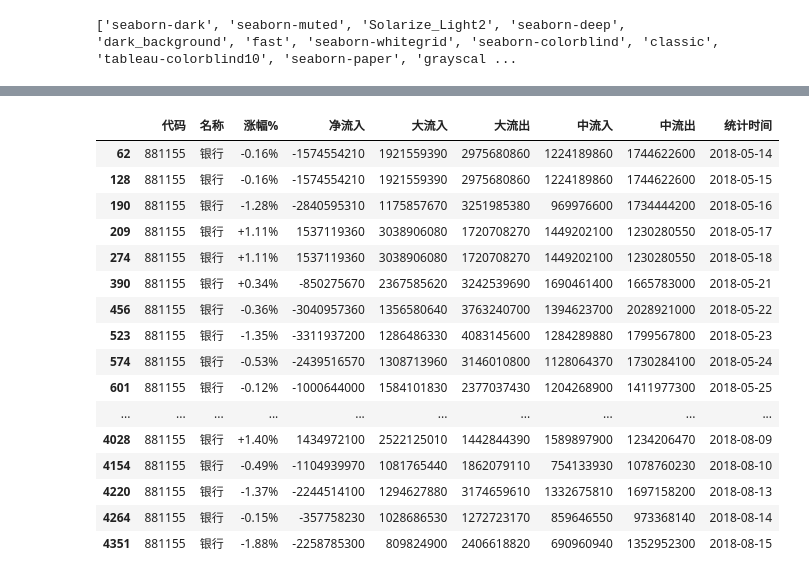
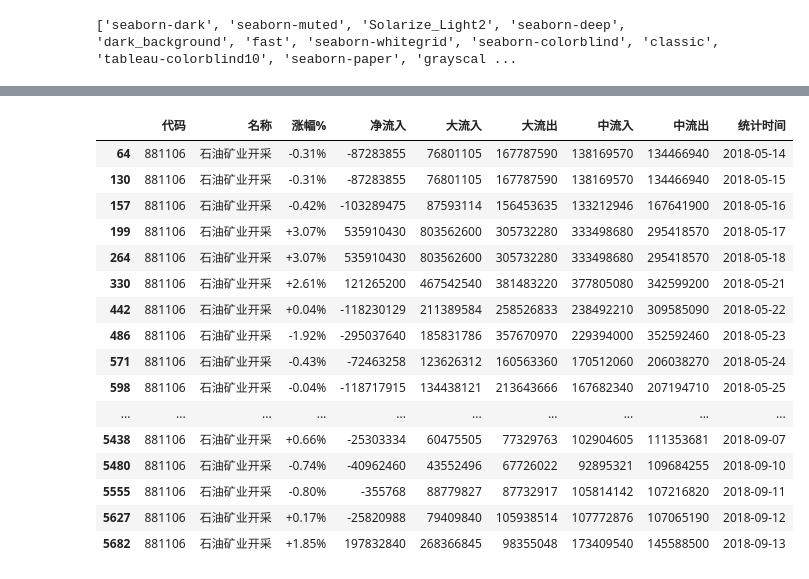
Before and after one commit to sunmd/DataAnlysisDemo, a Jupyter notebook: StockAnlysis.ipynb, the cells around one changed output, grey strips where cells are left out. Cells and saved outputs as stored; diff of their text form; code cells hidden in the pictures.

```diff
--- a/StockAnlysis.ipynb
+++ b/StockAnlysis.ipynb
@@ -212,10 +212,10 @@ def ycz():
 # %%
 file_date = '2018-09'
 
-to_day = '2018-09-12'
+to_day = '2018-09-13'
 
-df = save_one_day( file_date, columns_name, 12)
+df = save_one_day( file_date, columns_name, 13)
 
-df[df['统计时间']=='2018-09-12'].head()
+df[df['统计时间']=='2018-09-13'].head()
 # %% [output]
 |  | 代码 | 名称 | 涨幅% | 净流入 | 大流入 | 大流出 | 中流入 | 中流出 | 统计时间 |
@@ -347,24 +350,24 @@ if not outliers_list_jlr[outliers_list_jlr['统计时间'] == to_day].empty:
 # %%
 #单个板块进行查看
-df[df['名称'] == '银行'].style.use(mystl.export()).format({'涨幅%':'{:+.2%}'})
+df[df['名称'] == '石油矿业开采'].style.use(mystl.export()).format({'涨幅%':'{:+.2%}'})
 # %% [output]
 |  | 代码 | 名称 | 涨幅% | 净流入 | 大流入 | 大流出 | 中流入 | 中流出 | 统计时间 |
-| 62 | 881155 | 银行 | -0.16% | -1574554210 | 1921559390 | 2975680860 | 1224189860 | 1744622600 | 2018-05-14 |
-| 128 | 881155 | 银行 | -0.16% | -1574554210 | 1921559390 | 2975680860 | 1224189860 | 1744622600 | 2018-05-15 |
-| 190 | 881155 | 银行 | -1.28% | -2840595310 | 1175857670 | 3251985380 | 969976600 | 1734444200 | 2018-05-16 |
-| 209 | 881155 | 银行 | +1.11% | 1537119360 | 3038906080 | 1720708270 | 1449202100 | 1230280550 | 2018-05-17 |
-| 274 | 881155 | 银行 | +1.11% | 1537119360 | 3038906080 | 1720708270 | 1449202100 | 1230280550 | 2018-05-18 |
-| 390 | 881155 | 银行 | +0.34% | -850275670 | 2367585620 | 3242539690 | 1690461400 | 1665783000 | 2018-05-21 |
-| 456 | 881155 | 银行 | -0.36% | -3040957360 | 1356580640 | 3763240700 | 1394623700 | 2028921000 | 2018-05-22 |
-| 523 | 881155 | 银行 | -1.35% | -3311937200 | 1286486330 | 4083145600 | 1284289880 | 1799567800 | 2018-05-23 |
-| 574 | 881155 | 银行 | -0.53% | -2439516570 | 1308713960 | 3146010800 | 1128064370 | 1730284100 | 2018-05-24 |
-| 601 | 881155 | 银行 | -0.12% | -1000644000 | 1584101830 | 2377037430 | 1204268900 | 1411977300 | 2018-05-25 |
+| 64 | 881106 | 石油矿业开采 | -0.31% | -87283855 | 76801105 | 167787590 | 138169570 | 134466940 | 2018-05-14 |
+| 130 | 881106 | 石油矿业开采 | -0.31% | -87283855 | 76801105 | 167787590 | 138169570 | 134466940 | 2018-05-15 |
+| 157 | 881106 | 石油矿业开采 | -0.42% | -103289475 | 87593114 | 156453635 | 133212946 | 167641900 | 2018-05-16 |
+| 199 | 881106 | 石油矿业开采 | +3.07% | 535910430 | 803562600 | 305732280 | 333498680 | 295418570 | 2018-05-17 |
+| 264 | 881106 | 石油矿业开采 | +3.07% | 535910430 | 803562600 | 305732280 | 333498680 | 295418570 | 2018-05-18 |
+| 330 | 881106 | 石油矿业开采 | +2.61% | 121265200 | 467542540 | 381483220 | 377805080 | 342599200 | 2018-05-21 |
+| 442 | 881106 | 石油矿业开采 | +0.04% | -118230129 | 211389584 | 258526833 | 238492210 | 309585090 | 2018-05-22 |
+| 486 | 881106 | 石油矿业开采 | -1.92% | -295037640 | 185831786 | 357670970 | 229394000 | 352592460 | 2018-05-23 |
+| 571 | 881106 | 石油矿业开采 | -0.43% | -72463258 | 123626312 | 160563360 | 170512060 | 206038270 | 2018-05-24 |
+| 598 | 881106 | 石油矿业开采 | -0.04% | -118717915 | 134438121 | 213643666 | 167682340 | 207194710 | 2018-05-25 |
 | ... | ... | ... | ... | ... | ... | ... | ... | ... | ... |
-| 4028 | 881155 | 银行 | +1.40% | 1434972100 | 2522125010 | 1442844390 | 1589897900 | 1234206470 | 2018-08-09 |
-| 4154 | 881155 | 银行 | -0.49% | -1104939970 | 1081765440 | 1862079110 | 754133930 | 1078760230 | 2018-08-10 |
-| 4220 | 881155 | 银行 | -1.37% | -2244514100 | 1294627880 | 3174659610 | 1332675810 | 1697158200 | 2018-08-13 |
-| 4264 | 881155 | 银行 | -0.15% | -357758230 | 1028686530 | 1272723170 | 859646550 | 973368140 | 2018-08-14 |
-| 4351 | 881155 | 银行 | -1.88% | -2258785300 | 809824900 | 2406618820 | 690960940 | 1352952300 | 2018-08-15 |
+| 5438 | 881106 | 石油矿业开采 | +0.66% | -25303334 | 60475505 | 77329763 | 102904605 | 111353681 | 2018-09-07 |
+| 5480 | 881106 | 石油矿业开采 | -0.74% | -40962460 | 43552496 | 67726022 | 92895321 | 109684255 | 2018-09-10 |
+| 5555 | 881106 | 石油矿业开采 | -0.80% | -355768 | 88779827 | 87732917 | 105814142 | 107216820 | 2018-09-11 |
+| 5627 | 881106 | 石油矿业开采 | +0.17% | -25820988 | 79409840 | 105938514 | 107772876 | 107065190 | 2018-09-12 |
+| 5682 | 881106 | 石油矿业开采 | +1.85% | 197832840 | 268366845 | 98355048 | 173409540 | 145588500 | 2018-09-13 |
 # %%
 outliers_list_zf.drop_duplicates().sort_values('统计时间').style.use(mystl.export()).format({'涨幅%':'{:+.2%}'})
 # %% [output]
```
Also changed, not shown: parts of 7 cells of this notebook.
